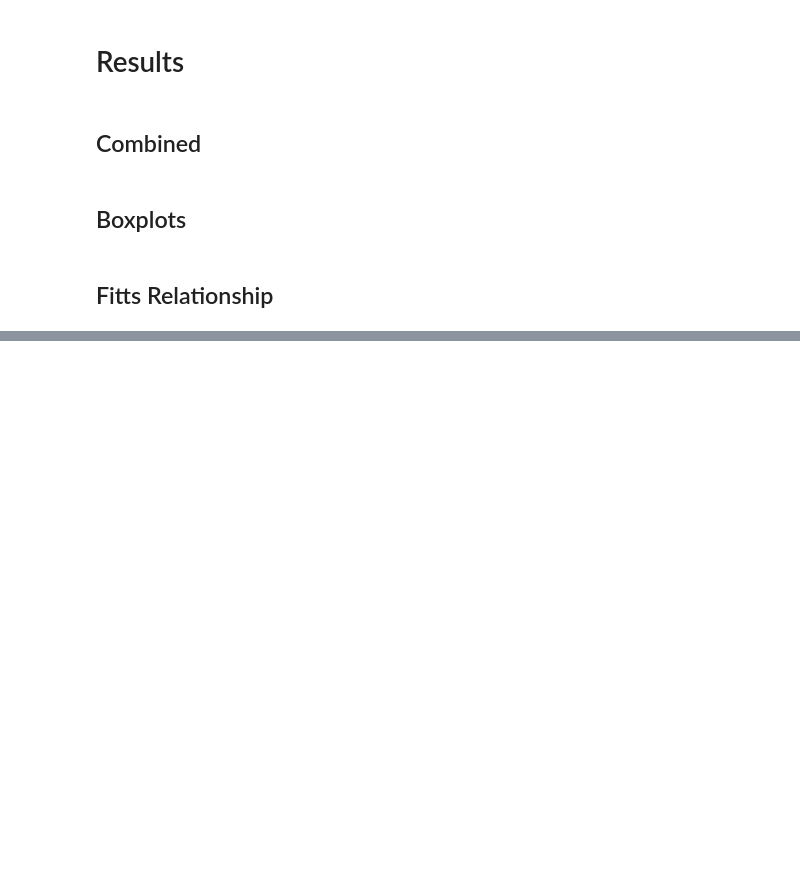
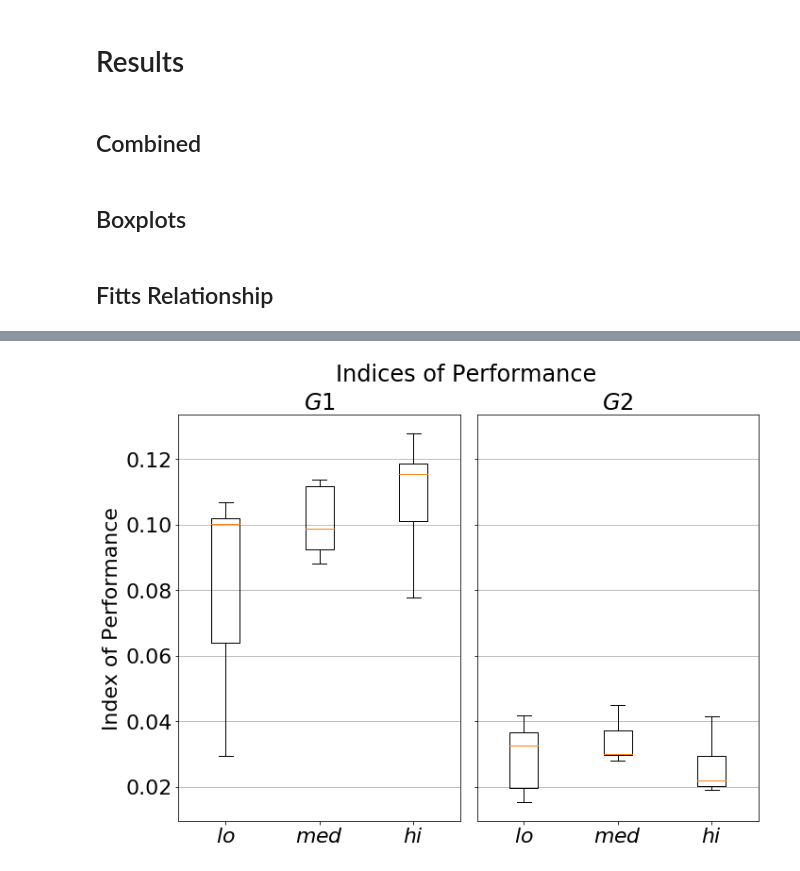
Before and after one commit to yassiezar/tba_audio_interface_paper, a Jupyter notebook: data_proc/target_search.ipynb, the cells around one changed output, grey strips where cells are left out. Drawn from its saved outputs; the diff is of its cells as text; code cells hidden in the pictures; blank space fills up the shorter version.

Commit message:
Added Fitts IP figure, explanation

```diff
--- a/data_proc/target_search.ipynb
+++ b/data_proc/target_search.ipynb
@@ -764,7 +789,60 @@ for test in tests.keys():
 # %%
-tests = {'lo': 1.015, 'med': 1.017, 'hi': 1.017}
+tests = {'lo': 1.015, 'med': 1.017, 'hi': 1.017} # sighted
 ips = {'lo': [], 'med': [], 'hi': []}
 step = 0.3
+
+for test in tests.keys():
+    timediff = []
+    anglediff = []
+    for dset in data_s[test]:
+        timel = []
+        ang_distl = []
+        df = pd.DataFrame(dset.data)
+        for time, qx, qy, qz, qw in df[['time', 'qx', 'qy', 'qz', 'qw']].iloc[[0]+dset.target_indices].itertuples(index=False):
+            timel.append(time)
+            ang_distl.append(get_tango_angle(qx, qy, qz, qw))
+
+        a, t = reject_outliers_with_time(np.abs(np.diff([np.sqrt(i**2 + y**2) for i, y in ang_distl])), np.diff(timel), m=3)
+        timediff+=t.tolist()
+        anglediff+=a.tolist()
+        #we = 4.133*np.std(anglediff)
+
+        ids = [fitts_id(x, tests[test]) for x in anglediff]
+        if len(ids) == 0:
+            continue
+        #print(ids)
+        bins = np.arange(1e-5, np.max(ids), step)
+        ind = np.digitize(np.power(2, ids), bins)
+
+        timebox = [[] for i in range(len(bins))]
+        for i in range(len(timediff)):
+            timebox[ind[i]-1].append(timediff[i])
+        #fmedians = [np.median(t) for t in timebox if len(t) > 0].copy()
+        #fx = (bins+step).copy()
+        #print(fitts_id(bins+step, we), [np.median(t) for t in timebox if len(t) > 0])
+        fopt, pconv = sp.optimize.curve_fit(func_fitts, fitts_id(bins+step, we), [np.median(t) if len(t) > 0 else 0.0 for t in timebox ])
+        x = fitts_id(bins+step, we)
+        #print(x, fopt[0]+fopt[1]*x)
+        ips[test].append(np.median(x/(fopt[0]+fopt[1]*x)))
+#print(ips)
+print([len(ips[test]) for test in ips.keys()])
+print(stats.friedmanchisquare(ips['lo'], ips['med']+[0, 0], ips['hi']+[0]))
+#print(stats.friedmanchisquare(ips['lo'][:-2], ips['med'], ips['hi'][:-1]))
+print('lo med {}'.format(stats.wilcoxon(ips['lo'], ips['med']+[0,0])))
+print('lo hi {}'.format(stats.wilcoxon(ips['lo'], ips['hi']+[0])))
+print('hi med {}'.format(stats.wilcoxon(ips['hi'], ips['med']+[0])))
+
+f, ax = plt.subplots(1, 2, figsize=(10, 7), sharex=True, sharey=True)
+
+ax[0].boxplot([ips['lo'], ips['med'], ips['hi']], showfliers=False, labels=[r'$lo$', r'$med$', r'$hi$'])
+#ax[0].set_title('Indices of Performance', fontsize=24)
+ax[0].set_ylabel('Index of Performance', fontsize=22)
+ax[0].tick_params(axis='both', which='major', labelsize=22)
+ax[0].grid(axis='y')
+ax[0].set_title(r'$G1$', fontsize=24)
+
+tests = {'lo': 1.00, 'med': 1.14, 'hi': 0.95} # blind
+ips = {'lo': [], 'med': [], 'hi': []}
 
 for test in tests.keys():
     timediff = []
@@ -799,14 +877,19 @@ for test in tests.keys():
         x = fitts_id(bins+step, we)
         #print(x, fopt[0]+fopt[1]*x)
         ips[test].append(np.median(x/(fopt[0]+fopt[1]*x)))
-#print(ips)
-f, ax = plt.subplots(1, 1, figsize=(10, 10))
+print([len(ips[test]) for test in ips.keys()])
+print(stats.friedmanchisquare(ips['lo']+[0], ips['med']+[0], ips['hi']))
+#print(stats.friedmanchisquare(ips['lo'], ips['med'], ips['hi'][:-1]))
 
-ax.boxplot([ips['lo'], ips['med'], ips['hi']], showfliers=False, labels=[r'$lo$', r'$med$', r'$hi$'])
-ax.set_title('Indices of Performance', fontsize=24)
-ax.set_ylabel('Index of Performance', fontsize=22)
-ax.tick_params(axis='both', which='major', labelsize=16)
-ax.grid(axis='y')
+ax[1].boxplot([ips['lo'], ips['med'], ips['hi']], showfliers=False, labels=[r'$lo$', r'$med$', r'$hi$'])
+#ax[0].set_title('Indices of Performance', fontsize=24)
+#ax[0].set_ylabel('Index of Performance', fontsize=22)
+#ax[0].tick_params(axis='both', which='major', labelsize=16)
+ax[1].grid(axis='y')
+ax[1].tick_params(axis='both', which='major', labelsize=22)
+ax[1].set_title(r'$G2$', fontsize=24)
 
+f.text(0.55, 1.0, 'Indices of Performance', ha='center', fontsize=24)
 f.tight_layout()
 plt.show()
+# %% [output]
@@ -813,3 +907,4 @@ plt.show()
+[figure, added]
 # %%
 datasets = {}
 glob_pan = []
```
Also changed, not shown: parts of 4 cells of this notebook, 2 other files.
